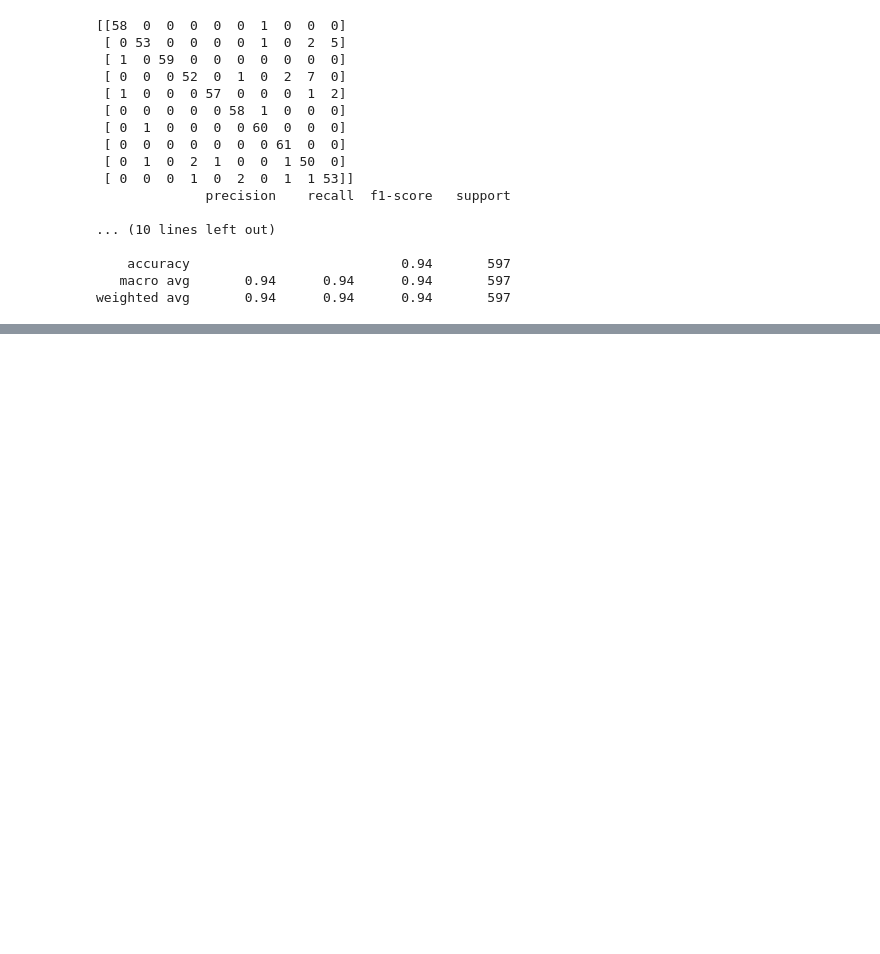
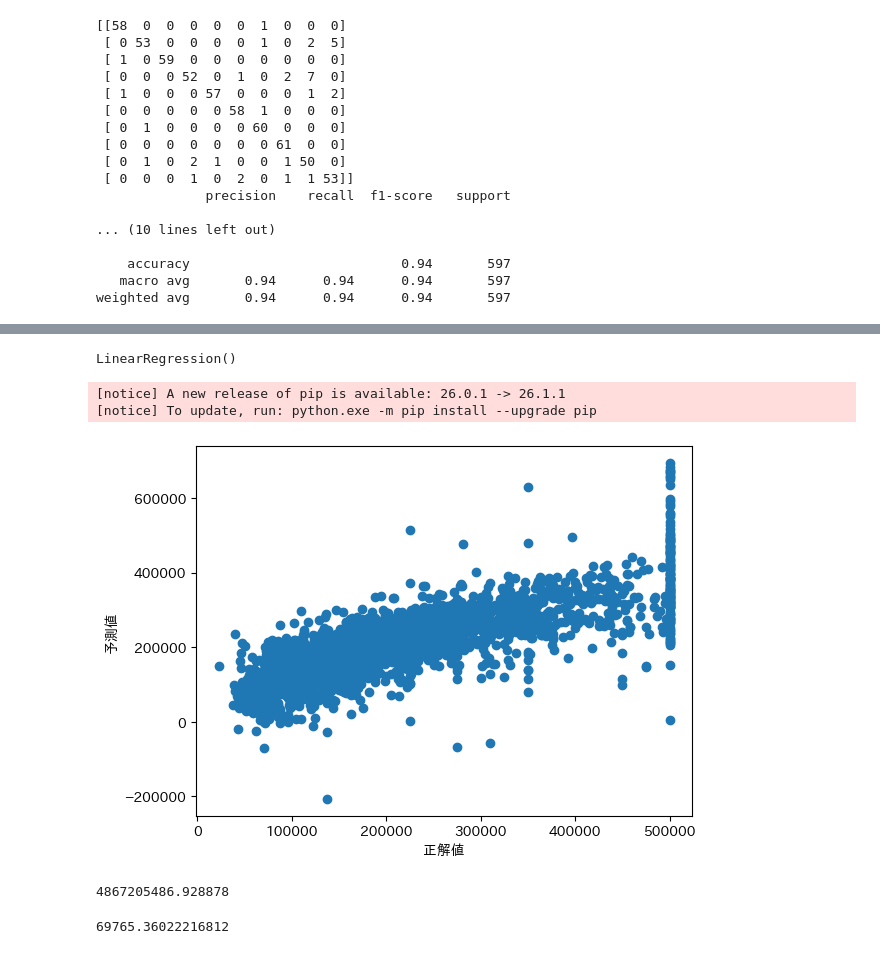
Before and after one commit to Motohashi007/pythondev, a Jupyter notebook: 練習.ipynb, the cells around one changed output, grey strips where cells are left out. Drawn from its saved outputs; the diff is of its cells as text; code cells hidden in the pictures; blank space fills up the shorter version.

```diff
--- a/練習.ipynb
+++ b/練習.ipynb
@@ -355,0 +374,3 @@ weighted avg       0.94      0.94      0.94       597
+# %%
+df_test = pd.read_csv("./sample_data/california_housing_test.csv")
+df_test
@@ -355,0 +391,37 @@ weighted avg       0.94      0.94      0.94       597
+# %%
+X_train = df[df.columns[:-1]]
+y_train = df['median_house_value']
+
+X_test = df_test[df_test.columns[:-1]]
+y_test = df_test['median_house_value']
+# %%
+from sklearn import linear_model
+model = linear_model.LinearRegression()
+model.fit(X_train, y_train)
+# %% [output]
+LinearRegression()
+# %%
+y_pred = model.predict(X_test)
+# %%
+!pip -q install japanize_matplotlib
+import matplotlib.pyplot as plt
+import japanize_matplotlib
+plt.scatter(y_test, y_pred)
+plt.xlabel("正解値")
+plt.ylabel("予測値")
+plt.show()
+# %% [output]
+[notice] A new release of pip is available: 26.0.1 -> 26.1.1
+[notice] To update, run: python.exe -m pip install --upgrade pip
+[figure, added]
+# %%
+from sklearn.metrics import mean_squared_error
+mse = mean_squared_error(y_test, y_pred)
+mse
+# %% [output]
+4867205486.928878
+# %%
+import numpy as np
+np.sqrt(mse)
+# %% [output]
+69765.36022216812
```
Also changed, not shown: parts of 2 cells of this notebook, 1 other file.
